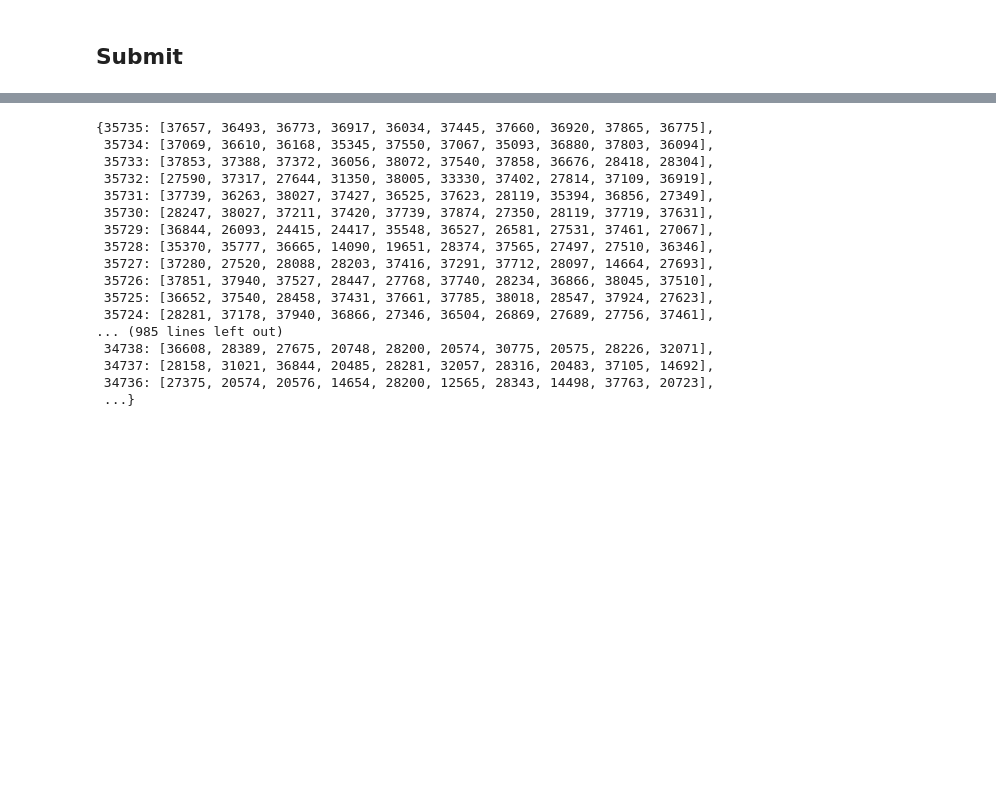
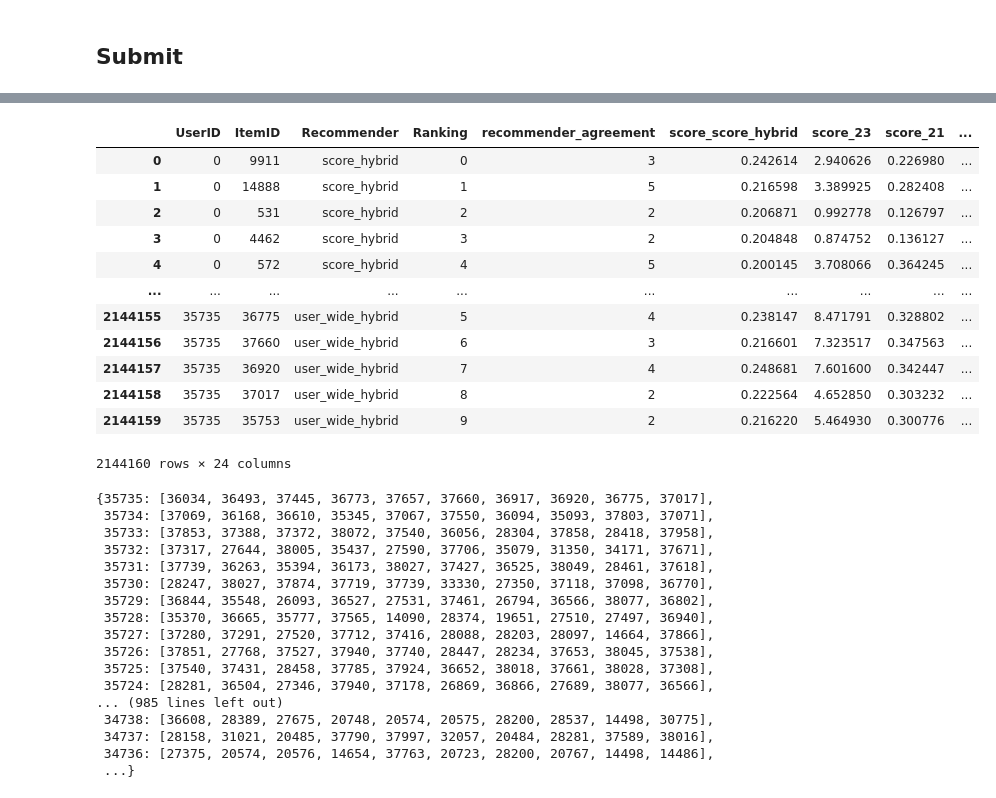
Before and after one commit to tomaz-suller/recsys, a Jupyter notebook: 7-tomaz-suller-xgboost.ipynb, the cells around one changed output, grey strips where cells are left out. Saved outputs shown, nothing was run; the diff lists cells and outputs as text; code cells hidden in the pictures; blank space fills up the shorter version.

```diff
--- a/7-tomaz-suller-xgboost.ipynb
+++ b/7-tomaz-suller-xgboost.ipynb
@@ -1069,23 +1002,44 @@ categorical_training_dataframe.drop(columns=["UserID", "ItemID"])
+# %%
+submission_dataframe = pd.read_parquet("ranker_submission_data_statistics.parquet")
+submission_dataframe
+# %% [output]
+|  | UserID | ItemID | Recommender | Ranking | recommender_agreement | score_score_hybrid | score_23 | score_21 | ... |
+| 0 | 0 | 9911 | score_hybrid | 0 | 3 | 0.242614 | 2.940626 | 0.226980 | ... |
+| 1 | 0 | 14888 | score_hybrid | 1 | 5 | 0.216598 | 3.389925 | 0.282408 | ... |
+| 2 | 0 | 531 | score_hybrid | 2 | 2 | 0.206871 | 0.992778 | 0.126797 | ... |
+| 3 | 0 | 4462 | score_hybrid | 3 | 2 | 0.204848 | 0.874752 | 0.136127 | ... |
+| 4 | 0 | 572 | score_hybrid | 4 | 5 | 0.200145 | 3.708066 | 0.364245 | ... |
+| ... | ... | ... | ... | ... | ... | ... | ... | ... | ... |
+| 2144155 | 35735 | 36775 | user_wide_hybrid | 5 | 4 | 0.238147 | 8.471791 | 0.328802 | ... |
+| 2144156 | 35735 | 37660 | user_wide_hybrid | 6 | 3 | 0.216601 | 7.323517 | 0.347563 | ... |
+| 2144157 | 35735 | 36920 | user_wide_hybrid | 7 | 4 | 0.248681 | 7.601600 | 0.342447 | ... |
+| 2144158 | 35735 | 37017 | user_wide_hybrid | 8 | 2 | 0.222564 | 4.652850 | 0.303232 | ... |
+| 2144159 | 35735 | 35753 | user_wide_hybrid | 9 | 2 | 0.216220 | 5.464930 | 0.300776 | ... |
+2144160 rows × 24 columns
 # %%
-submission_prediction_dict = decode_predictions(categorical_training_dataframe, drop_ids=False)
+submission_prediction_dict = decode_predictions(
+    submission_dataframe[categorical_training_dataframe.columns.drop("Label")],
+    XGB_model,
+    drop_ids=False,
+)
 submission_prediction_dict
 # %% [output]
-{35735: [37657, 36493, 36773, 36917, 36034, 37445, 37660, 36920, 37865, 36775],
- 35734: [37069, 36610, 36168, 35345, 37550, 37067, 35093, 36880, 37803, 36094],
- 35733: [37853, 37388, 37372, 36056, 38072, 37540, 37858, 36676, 28418, 28304],
- 35732: [27590, 37317, 27644, 31350, 38005, 33330, 37402, 27814, 37109, 36919],
- 35731: [37739, 36263, 38027, 37427, 36525, 37623, 28119, 35394, 36856, 27349],
- 35730: [28247, 38027, 37211, 37420, 37739, 37874, 27350, 28119, 37719, 37631],
- 35729: [36844, 26093, 24415, 24417, 35548, 36527, 26581, 27531, 37461, 27067],
- 35728: [35370, 35777, 36665, 14090, 19651, 28374, 37565, 27497, 27510, 36346],
- 35727: [37280, 27520, 28088, 28203, 37416, 37291, 37712, 28097, 14664, 27693],
- 35726: [37851, 37940, 37527, 28447, 27768, 37740, 28234, 36866, 38045, 37510],
- 35725: [36652, 37540, 28458, 37431, 37661, 37785, 38018, 28547, 37924, 27623],
- 35724: [28281, 37178, 37940, 36866, 27346, 36504, 26869, 27689, 27756, 37461],
+{35735: [36034, 36493, 37445, 36773, 37657, 37660, 36917, 36920, 36775, 37017],
+ 35734: [37069, 36168, 36610, 35345, 37067, 37550, 36094, 35093, 37803, 37071],
+ 35733: [37853, 37388, 37372, 38072, 37540, 36056, 28304, 37858, 28418, 37958],
+ 35732: [37317, 27644, 38005, 35437, 27590, 37706, 35079, 31350, 34171, 37671],
+ 35731: [37739, 36263, 35394, 36173, 38027, 37427, 36525, 38049, 28461, 37618],
+ 35730: [28247, 38027, 37874, 37719, 37739, 33330, 27350, 37118, 37098, 36770],
+ 35729: [36844, 35548, 26093, 36527, 27531, 37461, 26794, 36566, 38077, 36802],
+ 35728: [35370, 36665, 35777, 37565, 14090, 28374, 19651, 27510, 27497, 36940],
+ 35727: [37280, 37291, 27520, 37712, 37416, 28088, 28203, 28097, 14664, 37866],
+ 35726: [37851, 27768, 37527, 37940, 37740, 28447, 28234, 37653, 38045, 37538],
+ 35725: [37540, 37431, 28458, 37785, 37924, 36652, 38018, 37661, 38028, 37308],
+ 35724: [28281, 36504, 27346, 37940, 37178, 26869, 36866, 27689, 38077, 36566],
 ... (985 lines left out)
- 34738: [36608, 28389, 27675, 20748, 28200, 20574, 30775, 20575, 28226, 32071],
- 34737: [28158, 31021, 36844, 20485, 28281, 32057, 28316, 20483, 37105, 14692],
- 34736: [27375, 20574, 20576, 14654, 28200, 12565, 28343, 14498, 37763, 20723],
+ 34738: [36608, 28389, 27675, 20748, 20574, 20575, 28200, 28537, 14498, 30775],
+ 34737: [28158, 31021, 20485, 37790, 37997, 32057, 20484, 28281, 37589, 38016],
+ 34736: [27375, 20574, 20576, 14654, 37763, 20723, 28200, 20767, 14498, 14486],
  ...}
 # %%
 def encode_recommendation(recommendation: list[str]) -> str:
```
Also changed, not shown: parts of 45 cells of this notebook.
